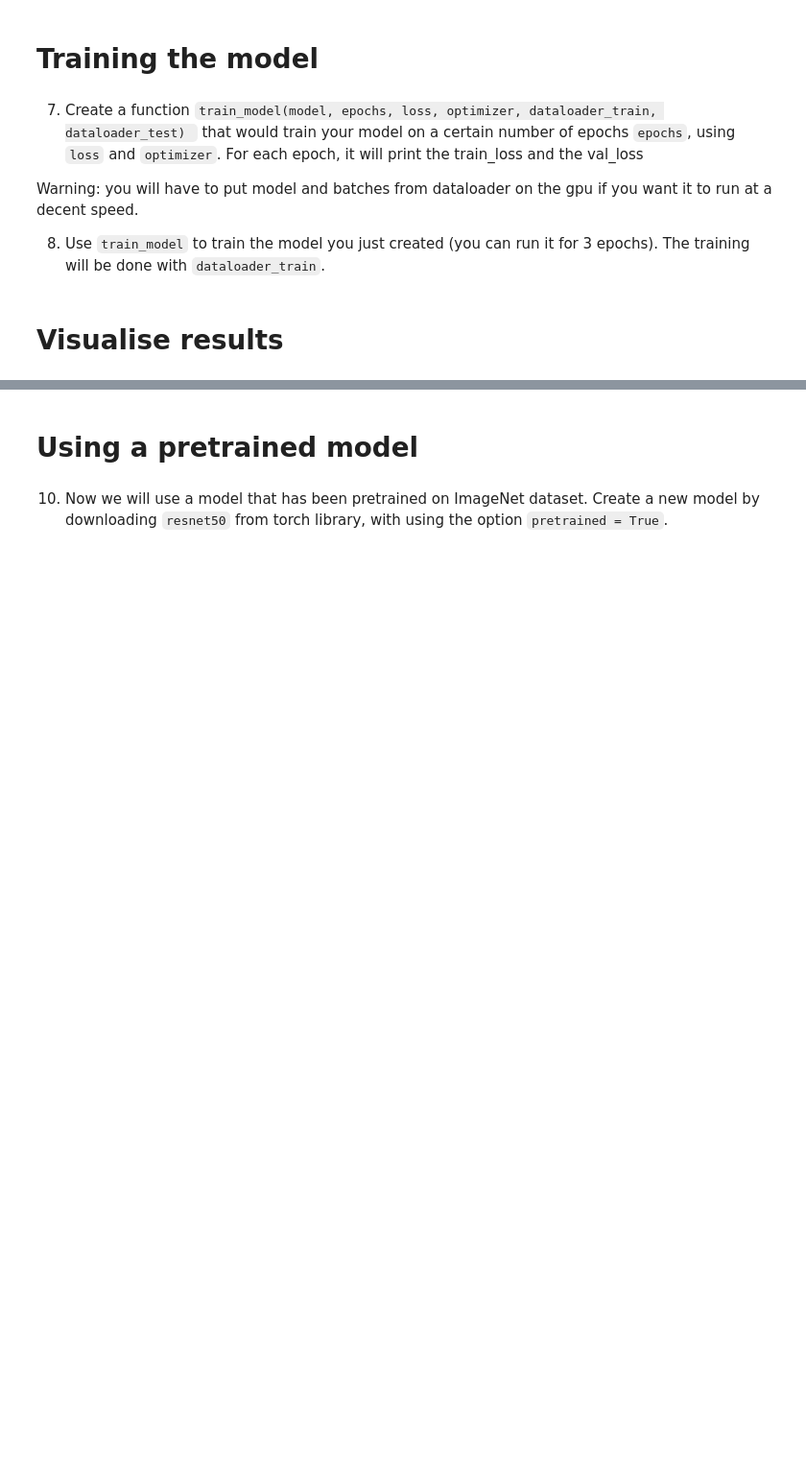
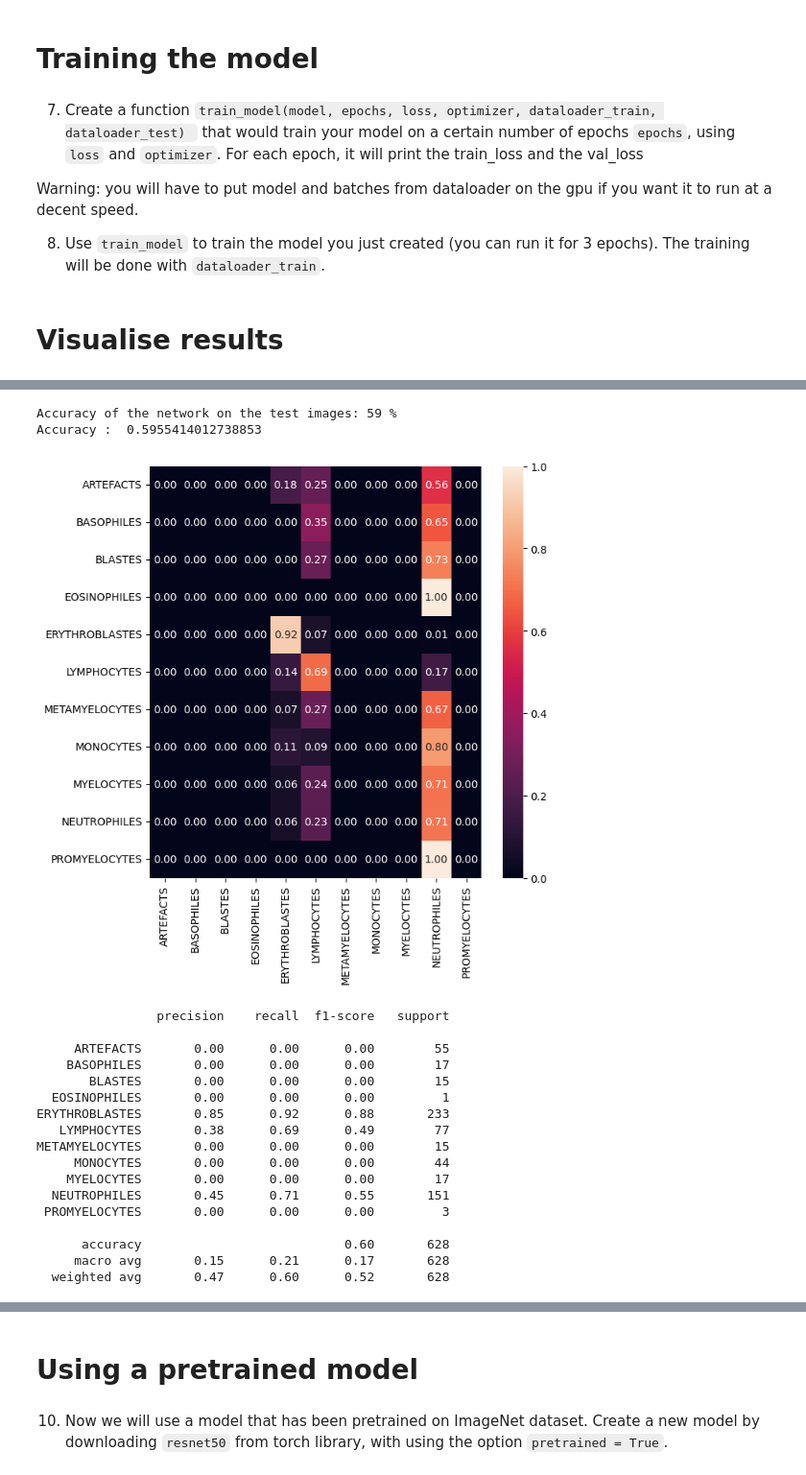
Before and after one commit to ErwanR123/TP2_ML_medical, a Jupyter notebook: TP2.ipynb, the cells around one changed output, grey strips where cells are left out. Shown at 96% size. Cells and saved outputs as stored; diff of their text form; code cells hidden in the pictures; blank space fills up the shorter version.

```diff
--- a/TP2.ipynb
+++ b/TP2.ipynb
@@ -344,7 +317,7 @@ class Net(nn.Module):
 # %%
 net = Net()
 
-#net=net.cuda()
+net=net.cuda()
 # %% [markdown]
 ## Define loss and optimizer
 # %% [markdown]
@@ -355,7 +328,7 @@ net = Net()
 #Answer
 
 criterion = nn.CrossEntropyLoss()
-optimizer = optim.Adam(net.parameters(), lr=0.001)
+optimizer = optim.SGD(net.parameters(), lr=0.001)
 # %% [markdown]
 # Training the model
 # %% [markdown]
@@ -368,6 +341,7 @@ Warning: you will have to put model and batches from dataloader on the gpu if yo
 8. Use `train_model` to train the model you just created (you can run it for 3 epochs). The training will be done with `dataloader_train`.
 # %%
 from tqdm import tqdm
+
 
 def train_model(model, epochs, criterion, optimizer, dataloader):
     for epoch in range(epochs):  # loop over the dataset multiple times
@@ -376,7 +350,7 @@ def train_model(model, epochs, criterion, optimizer, dataloader):
             # get the inputs; data is a list of [inputs, labels]
             input_batch, label_batch = data
             #input_batch, label_batch = input_batch.to('cuda'), label_batch.to('cuda')
-            input_batch, label_batch = input_batch, label_batch
+            input_batch, label_batch = input_batch.to(device), label_batch.to(device)
             # zero the parameter gradients
             optimizer.zero_grad()
 
@@ -392,6 +366,8 @@ def train_model(model, epochs, criterion, optimizer, dataloader):
                 print('[%d, %5d] loss: %.3f' %
                     (epoch + 1, i + 1, running_loss / 2000))
                 running_loss = 0.0
+
+    return model
 # %%
 #Answer
 model_trained = train_model(net, 10, criterion, optimizer, dataloader_train)
@@ -409,6 +385,8 @@ def find_accuracy(model, dataloader_test):
     with torch.no_grad():
         for data in dataloader_test:
             images, labels = data
+            images = images.to(device)
+            labels = labels.to(device)
             label_test+= labels.squeeze().tolist()
 
             outputs = model(images)
@@ -432,3 +410,36 @@ Example of expected result:
 
 
   ![image.png](embedded-picture-1)
+# %%
+#Answer
+
+prediction, target, acc = find_accuracy(model_trained, dataloader_test)
+
+print("Accuracy : ", acc)
+
+
+plot_confusion(prediction, target)
+
+report = classification_report(target, prediction, target_names=classes)
+print(report)
+# %% [output]
+Accuracy of the network on the test images: 59 %
+Accuracy :  0.5955414012738853
+[figure, added]
+                precision    recall  f1-score   support
+
+     ARTEFACTS       0.00      0.00      0.00        55
+    BASOPHILES       0.00      0.00      0.00        17
+       BLASTES       0.00      0.00      0.00        15
+  EOSINOPHILES       0.00      0.00      0.00         1
+ERYTHROBLASTES       0.85      0.92      0.88       233
+   LYMPHOCYTES       0.38      0.69      0.49        77
+METAMYELOCYTES       0.00      0.00      0.00        15
+     MONOCYTES       0.00      0.00      0.00        44
+    MYELOCYTES       0.00      0.00      0.00        17
+  NEUTROPHILES       0.45      0.71      0.55       151
+ PROMYELOCYTES       0.00      0.00      0.00         3
+
+      accuracy                           0.60       628
+     macro avg       0.15      0.21      0.17       628
+  weighted avg       0.47      0.60      0.52       628
```
Also changed, not shown: parts of 14 cells of this notebook.
